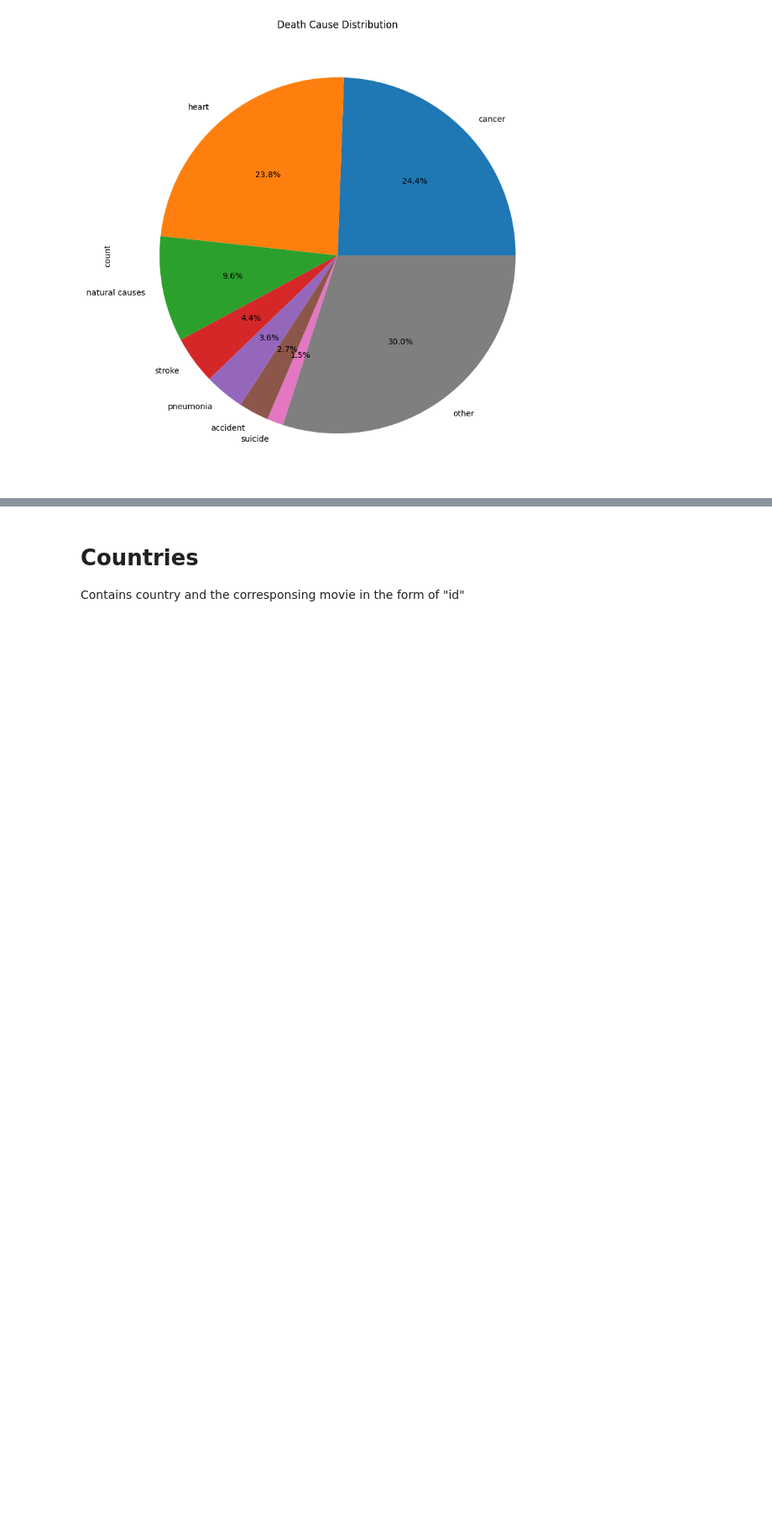
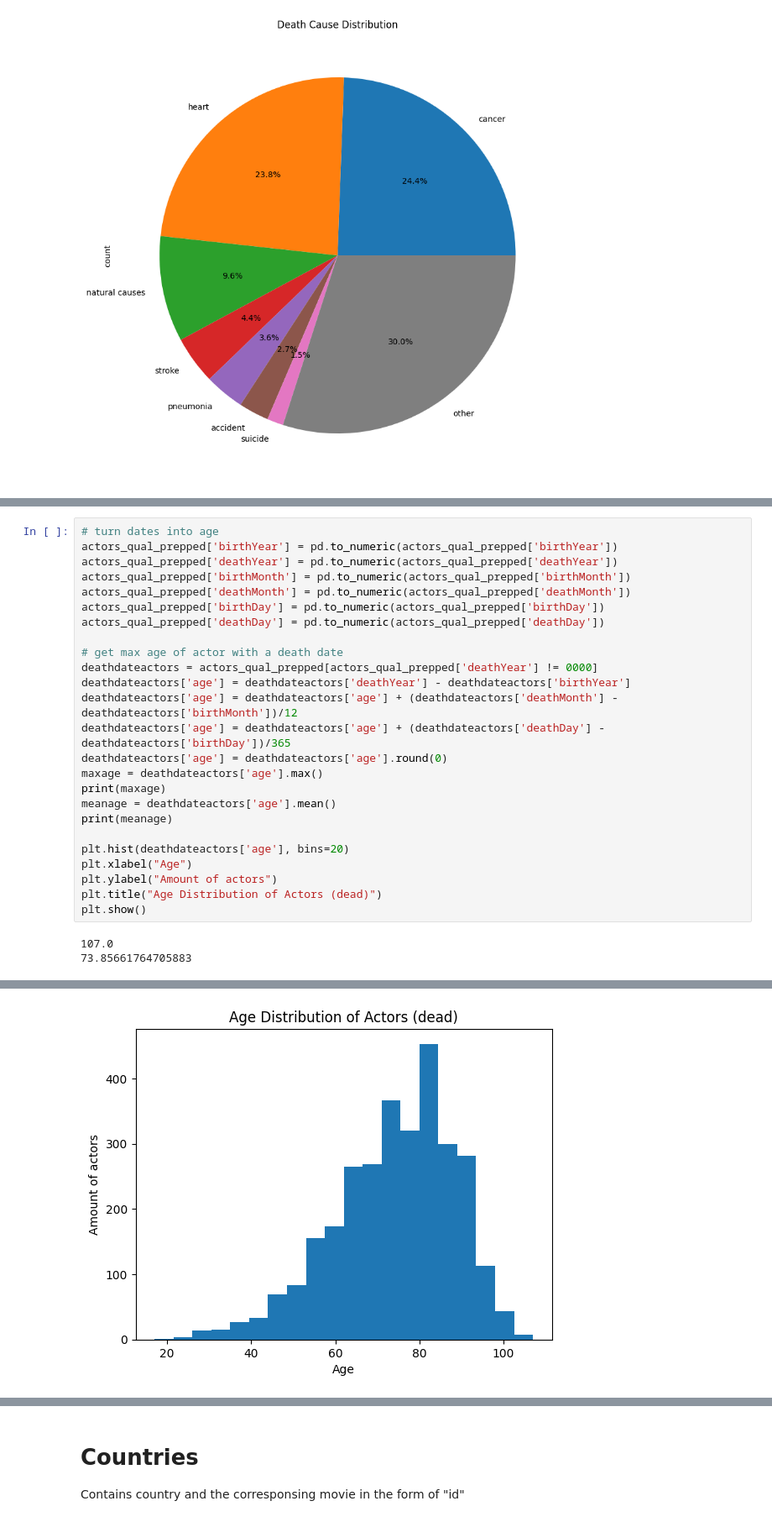
Before and after one commit to DasGewuerz/htw_letterboxd, a Jupyter notebook: letterboxd.ipynb, the cells around one changed output, grey strips where cells are left out. Shown: that part at 84% size. Cells and saved outputs as stored; diff of their text form; blank space fills up the shorter version.

```diff
--- a/letterboxd.ipynb
+++ b/letterboxd.ipynb
@@ -345,0 +333,28 @@ See the caveats in the documentation: https://pandas.pydata.org/pandas-docs/stab
+# %%
+# turn dates into age
+actors_qual_prepped['birthYear'] = pd.to_numeric(actors_qual_prepped['birthYear'])
+actors_qual_prepped['deathYear'] = pd.to_numeric(actors_qual_prepped['deathYear'])
+actors_qual_prepped['birthMonth'] = pd.to_numeric(actors_qual_prepped['birthMonth'])
+actors_qual_prepped['deathMonth'] = pd.to_numeric(actors_qual_prepped['deathMonth'])
+actors_qual_prepped['birthDay'] = pd.to_numeric(actors_qual_prepped['birthDay'])
+actors_qual_prepped['deathDay'] = pd.to_numeric(actors_qual_prepped['deathDay'])
+
+# get max age of actor with a death date
+deathdateactors = actors_qual_prepped[actors_qual_prepped['deathYear'] != 0000]
+deathdateactors['age'] = deathdateactors['deathYear'] - deathdateactors['birthYear']
+deathdateactors['age'] = deathdateactors['age'] + (deathdateactors['deathMonth'] - deathdateactors['birthMonth'])/12
+deathdateactors['age'] = deathdateactors['age'] + (deathdateactors['deathDay'] - deathdateactors['birthDay'])/365
+deathdateactors['age'] = deathdateactors['age'].round(0)
+maxage = deathdateactors['age'].max()
+print(maxage)
+meanage = deathdateactors['age'].mean()
+print(meanage)
+
+plt.hist(deathdateactors['age'], bins=20)
+plt.xlabel("Age")
+plt.ylabel("Amount of actors")
+plt.title("Age Distribution of Actors (dead)")
+plt.show()
+# %% [output]
+107.0
+73.85661764705883
@@ -345,0 +381 @@ See the caveats in the documentation: https://pandas.pydata.org/pandas-docs/stab
+[figure, added]
```
Also changed, not shown: parts of 7 cells of this notebook.
